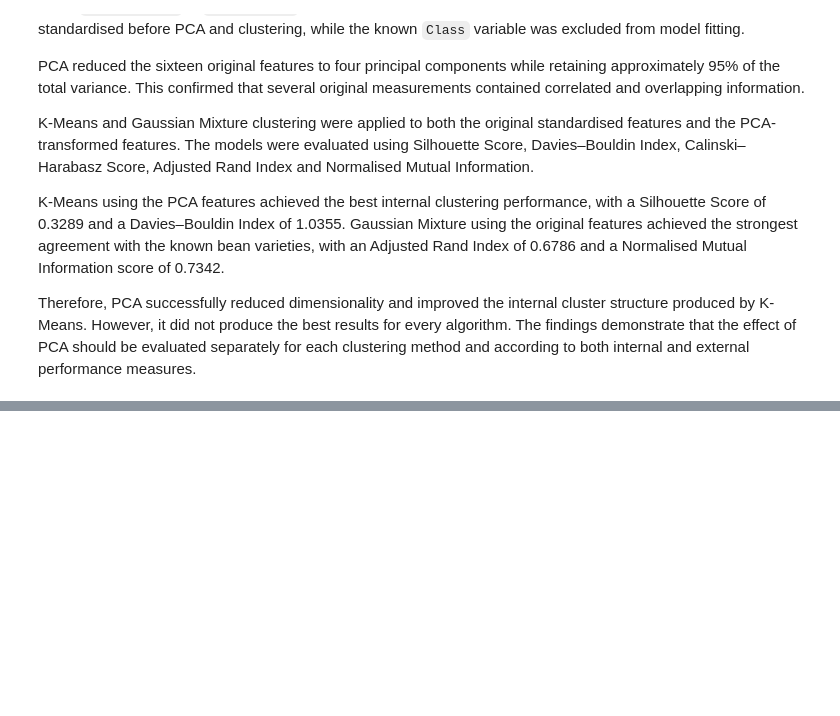
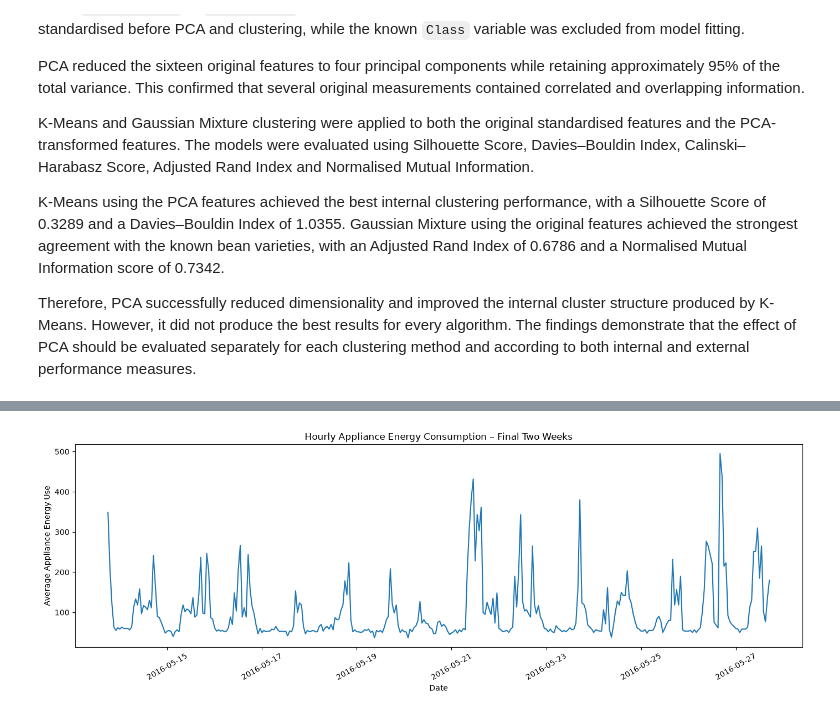
Before and after one commit to AmandaTFerraz/predictive-analytics-final-project, a Jupyter notebook: pda_finalproject.ipynb, the cells around one changed output, grey strips where cells are left out. Drawn from its saved outputs; the diff is of its cells as text; code cells hidden in the pictures; blank space fills up the shorter version.

```diff
--- a/pda_finalproject.ipynb
+++ b/pda_finalproject.ipynb
@@ -2550,0 +2706,18 @@ Therefore, PCA successfully reduced dimensionality and improved the internal clu
+# %%
+hourly_summary = (
+    energy_df
+    .set_index("date")["Appliances"]
+    .resample("h")
+    .agg(["mean", "count"])
+)
+
+incomplete_hours = hourly_summary[
+    hourly_summary["count"] != 6
+]
+
+print(
+    "Incomplete hours:",
+    len(incomplete_hours)
+)
+
+display(incomplete_hours)
@@ -2550,0 +2798,21 @@ Therefore, PCA successfully reduced dimensionality and improved the internal clu
+# %%
+last_two_weeks = energy_hourly.iloc[-24 * 14:]
+
+plt.figure(figsize=(14, 5))
+
+plt.plot(
+    last_two_weeks.index,
+    last_two_weeks.values
+)
+
+plt.title(
+    "Hourly Appliance Energy Consumption – Final Two Weeks"
+)
+
+plt.xlabel("Date")
+plt.ylabel("Average Appliance Energy Use")
+plt.xticks(rotation=30)
+plt.tight_layout()
+plt.show()
+# %% [output]
+[figure, added]
```
Also changed, not shown: parts of 44 cells of this notebook.
